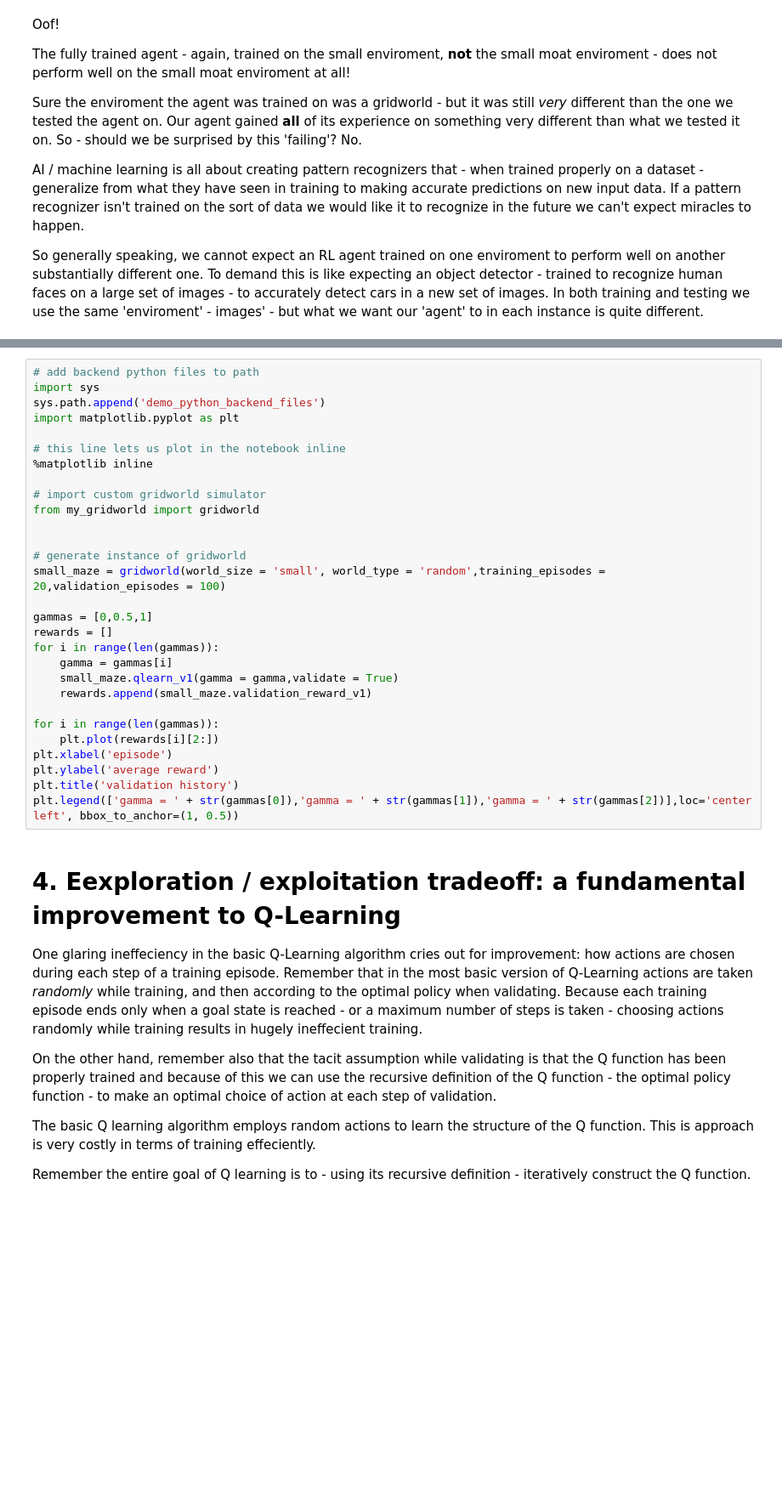
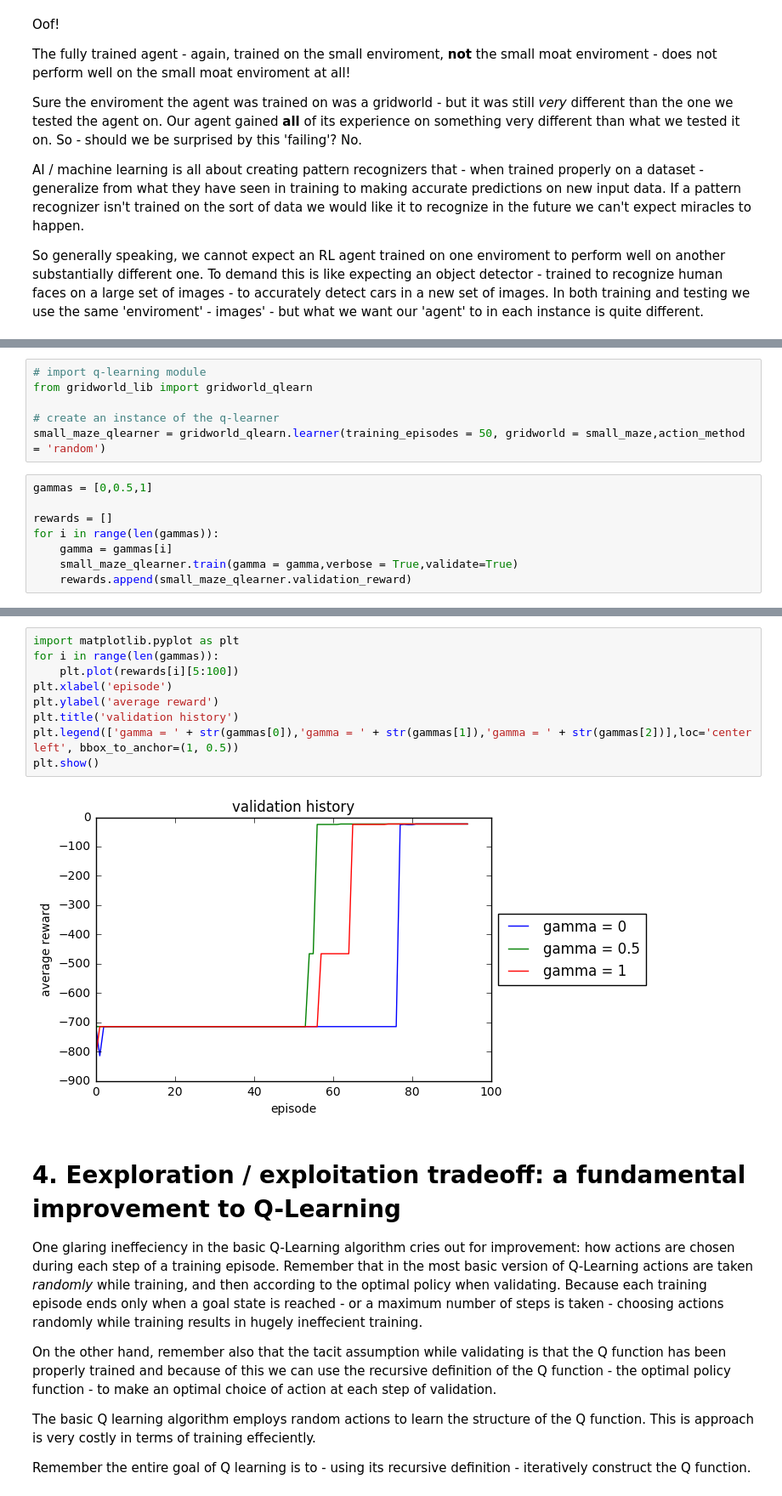
Before and after one commit to iqbal-chowdhury/mlrefined, a Jupyter notebook: Reinforcement_part_2.ipynb, the cells around one changed output, grey strips where cells are left out. Shown at 85% size. Cells and saved outputs as stored; diff of their text form; blank space fills up the shorter version.

```diff
--- a/Reinforcement_part_2.ipynb
+++ b/Reinforcement_part_2.ipynb
@@ -137,0 +136,14 @@ By scaling $\gamma$ up and down we can tune the influence short-term versus long
+# %%
+# import q-learning module
+from gridworld_lib import gridworld_qlearn
+
+# create an instance of the q-learner
+small_maze_qlearner = gridworld_qlearn.learner(training_episodes = 50, gridworld = small_maze,action_method = 'random')
+# %%
+gammas = [0,0.5,1]
+
+rewards = []
+for i in range(len(gammas)):
+    gamma = gammas[i]
+    small_maze_qlearner.train(gamma = gamma,verbose = True,validate=True)
+    rewards.append(small_maze_qlearner.validation_reward)
@@ -138,32 +168,14 @@ By scaling $\gamma$ up and down we can tune the influence short-term versus long
 # %%
-# add backend python files to path
-import sys
-sys.path.append('demo_python_backend_files')
 import matplotlib.pyplot as plt
-
-# this line lets us plot in the notebook inline
-%matplotlib inline
-
-# import custom gridworld simulator
-from my_gridworld import gridworld
-
-
-# generate instance of gridworld
-small_maze = gridworld(world_size = 'small', world_type = 'random',training_episodes = 20,validation_episodes = 100)
-
-gammas = [0,0.5,1]
-rewards = []
 for i in range(len(gammas)):
-    gamma = gammas[i]
-    small_maze.qlearn_v1(gamma = gamma,validate = True)
-    rewards.append(small_maze.validation_reward_v1)
-
-for i in range(len(gammas)):
-    plt.plot(rewards[i][2:])
+    plt.plot(rewards[i][5:100])
 plt.xlabel('episode')
 plt.ylabel('average reward')
 plt.title('validation history')
 plt.legend(['gamma = ' + str(gammas[0]),'gamma = ' + str(gammas[1]),'gamma = ' + str(gammas[2])],loc='center left', bbox_to_anchor=(1, 0.5))
+plt.show()
+# %% [output]
+[figure, added]
 # %% [markdown]
 # 4.  Eexploration / exploitation tradeoff: a fundamental improvement to Q-Learning
 
```
Also changed, not shown: parts of 4 cells of this notebook, 2 other files.
